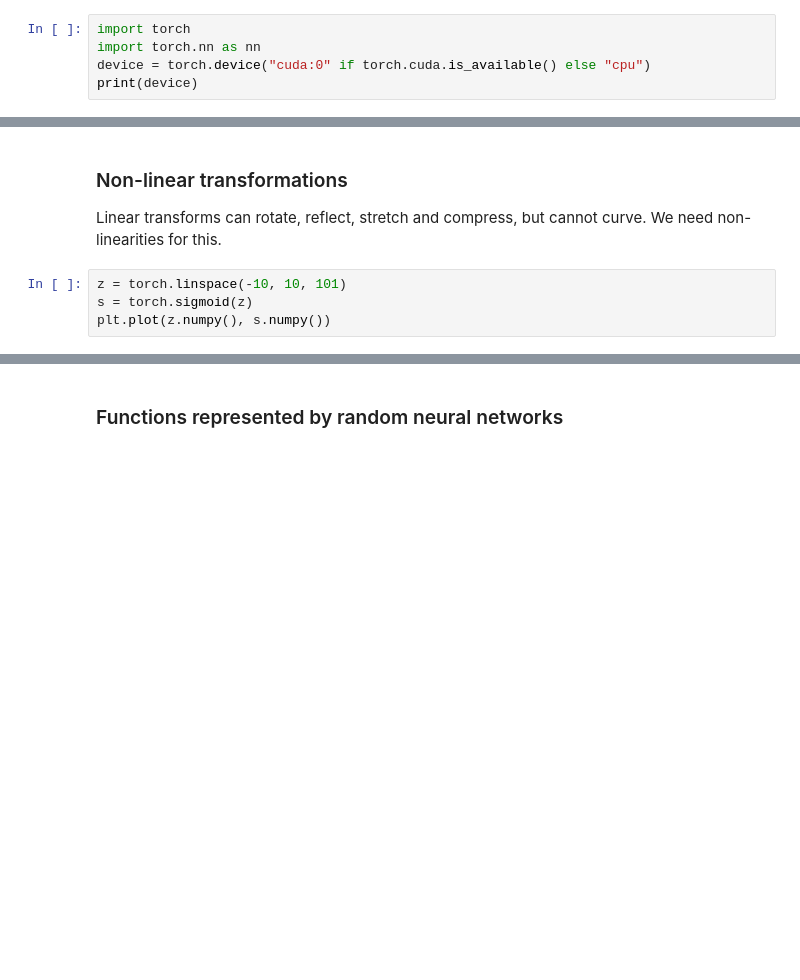
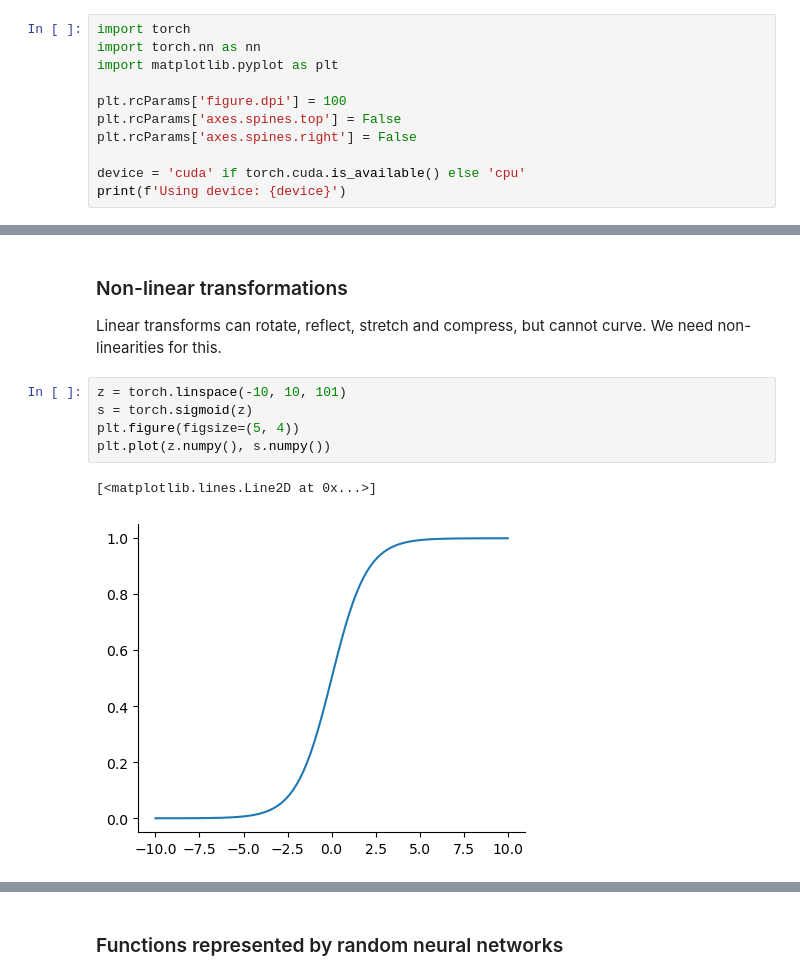
Before and after one commit to glouppe/info8010-deep-learning, a Jupyter notebook: code/lec2-space-stretching.ipynb, the cells around one changed output, grey strips where cells are left out. Drawn from its saved outputs; the diff is of its cells as text; blank space fills up the shorter version.

```diff
--- a/code/lec2-space-stretching.ipynb
+++ b/code/lec2-space-stretching.ipynb
@@ -5,5 +10,11 @@ Notebook adapted from [Deep Learning (with PyTorch)](https://github.com/Atcold/p
 # %%
 import torch
 import torch.nn as nn
-device = torch.device("cuda:0" if torch.cuda.is_available() else "cpu")
-print(device)
+import matplotlib.pyplot as plt
+
+plt.rcParams['figure.dpi'] = 100
+plt.rcParams['axes.spines.top'] = False
+plt.rcParams['axes.spines.right'] = False
+
+device = 'cuda' if torch.cuda.is_available() else 'cpu'
+print(f'Using device: {device}')
@@ -103,7 +119,11 @@ We need non-linearities for this.
 # %%
 z = torch.linspace(-10, 10, 101)
 s = torch.sigmoid(z)
+plt.figure(figsize=(5, 4))
 plt.plot(z.numpy(), s.numpy())
+# %% [output]
+[<matplotlib.lines.Line2D at 0x...>]
+[figure, added]
 # %%
 ax = show_scatterplot(X, colors, title='X')
 plot_bases(OI, ax=ax)
```
Also changed, not shown: parts of 9 cells of this notebook, 4 other files.
